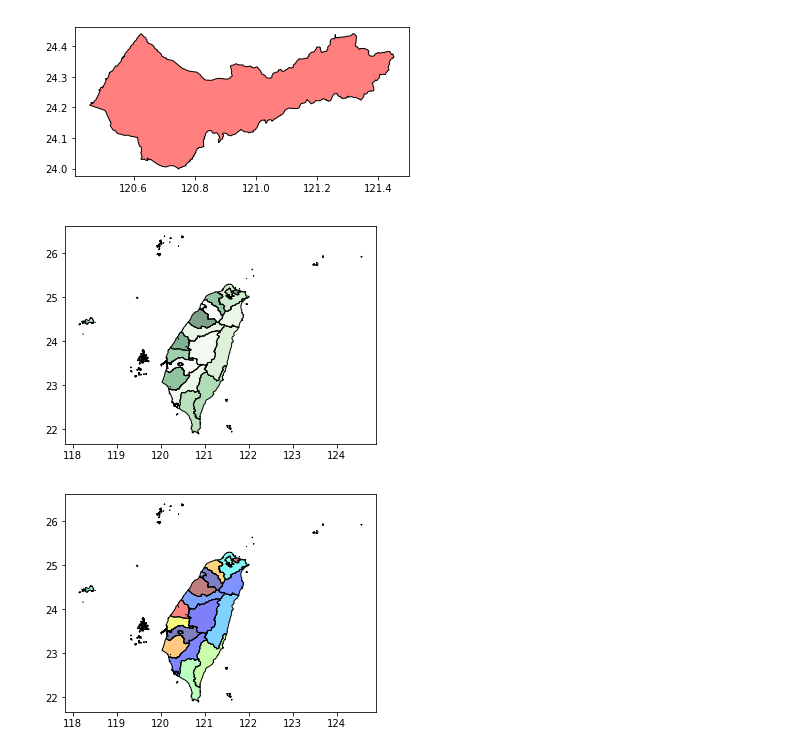
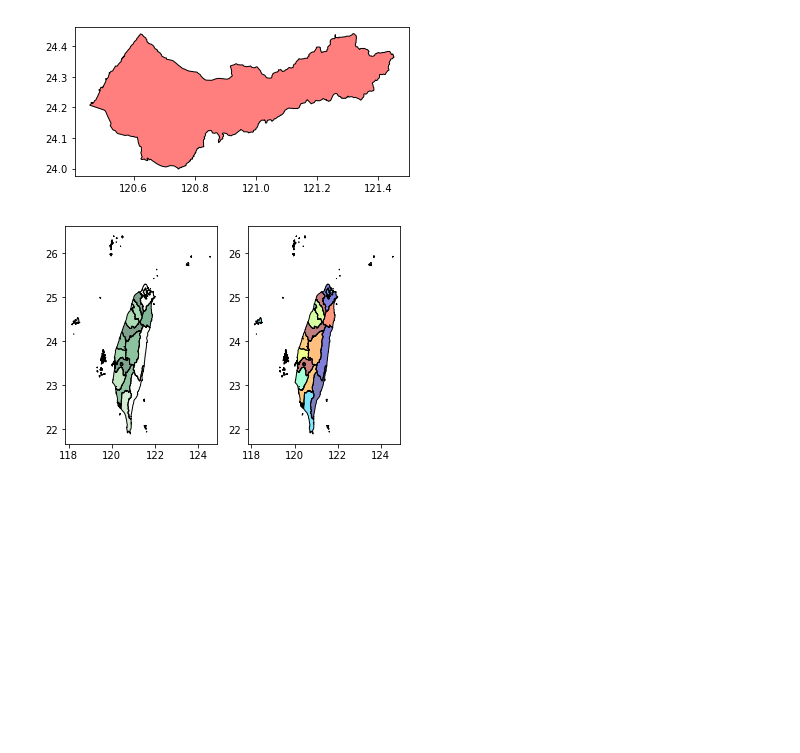
Before and after one commit to mosdeo/GeoPandas_GettingStart, a Jupyter notebook: GeoPandas_GettingStart.ipynb, the cells around one changed output. Saved outputs shown, nothing was run; the diff lists cells and outputs as text; code cells hidden in the pictures; blank space fills up the shorter version.

```diff
--- a/GeoPandas_GettingStart.ipynb
+++ b/GeoPandas_GettingStart.ipynb
@@ -42,11 +42,9 @@ else:
 # %%
 # 繪出台灣縣市圖
 taiwan_county_shp['color'] = np.random.ranf(taiwan_county_shp.index.size)
-# fig, ax = plt.subplots(nrows = 1, ncols = 2, figsize = (20,5))
-ax = [plt.Axes for i in range(2)]
-ax[0].axes = taiwan_county_shp.plot(column = 'color', cmap = plt.cm.Greens)
-ax[1].axes = taiwan_county_shp.plot(column = 'color', cmap = plt.cm.jet)
+fig, ax = plt.subplots(nrows = 1, ncols = 2)
+taiwan_county_shp.plot(ax = ax[0], column = 'color', cmap = plt.cm.Greens)
+taiwan_county_shp.plot(ax = ax[1], column = 'color', cmap = plt.cm.jet)
 plt.show()
 # %% [output]
-[figure, old version]
+[figure, new version]
-[figure, removed]
```
Also changed, not shown: parts of 1 cell of this notebook.
